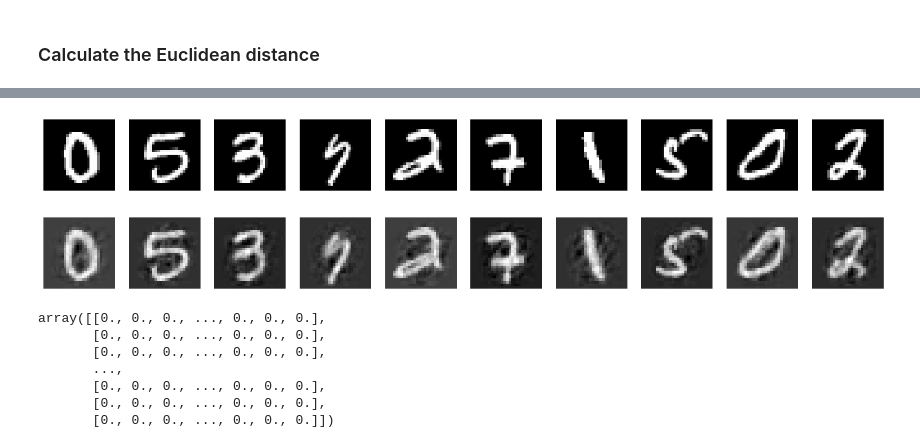
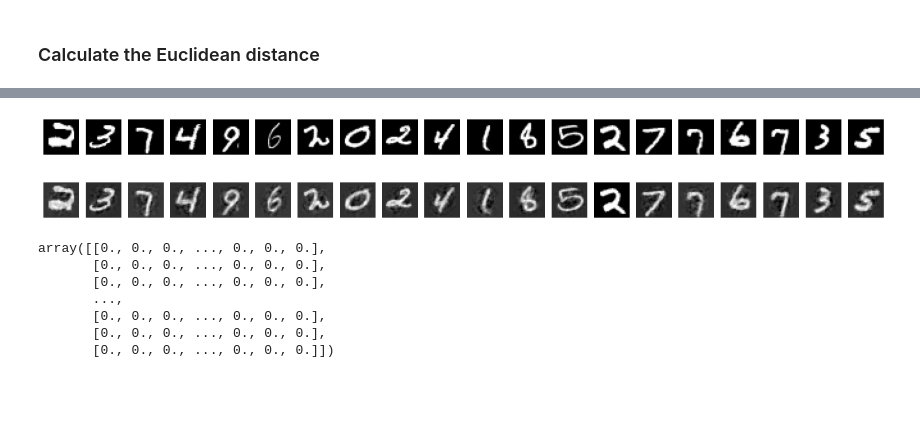
Before and after one commit to radiukpavlo/transition-matrix-ml, a Jupyter notebook: projects/mnist_transion-matrix-ml.ipynb, the cells around one changed output, grey strips where cells are left out. Drawn from its saved outputs; the diff is of its cells as text; code cells hidden in the pictures; blank space fills up the shorter version.

```diff
--- a/projects/mnist_transion-matrix-ml.ipynb
+++ b/projects/mnist_transion-matrix-ml.ipynb
@@ -408,7 +408,7 @@ def plot_mnist(input_data, num_to_display):
     Plots the MNIST numbers from the given data which can be either a DataFrame or a numpy array.
 
     :param input_data: Either DataFrame or numpy array containing MNIST numbers flattened.
-    :param num_to_display: Number of MNIST images to display. Defaults to 10.
+    :param num_to_display: Number of MNIST images to display.
     """
 
     # Check the type of data and convert accordingly
@@ -431,15 +431,15 @@ def plot_mnist(input_data, num_to_display):
 
     plt.show()
 # %%
-n_images = 10
+n_images = 20
 
 # Call the function with matrix_B_final dataframe or numpy array
 plot_mnist(matrix_B_final, n_images)
 
 plot_mnist(matrix_B_calculated, n_images)
 # %% [output]
-[figure, old version]
+[figure, new version]
-[figure, old version]
+[figure, new version]
 # %%
 matrix_B_calculated
 # %% [output]
```
Also changed, not shown: parts of 9 cells of this notebook, 16 other files.
